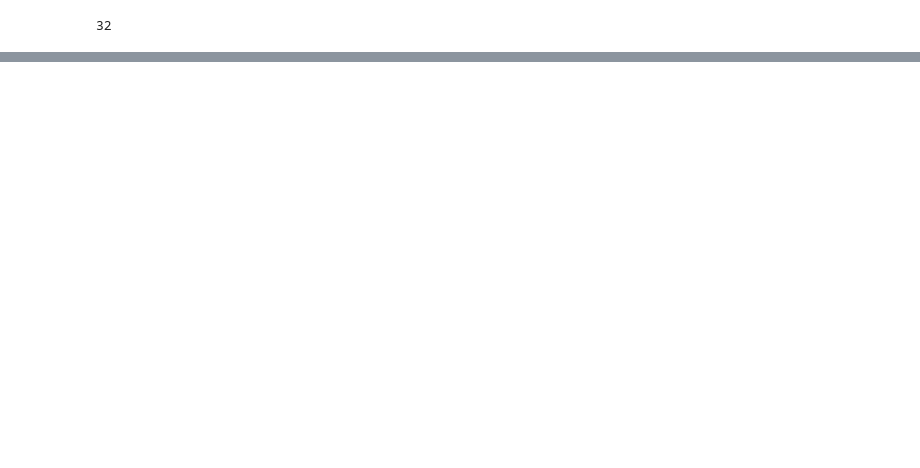
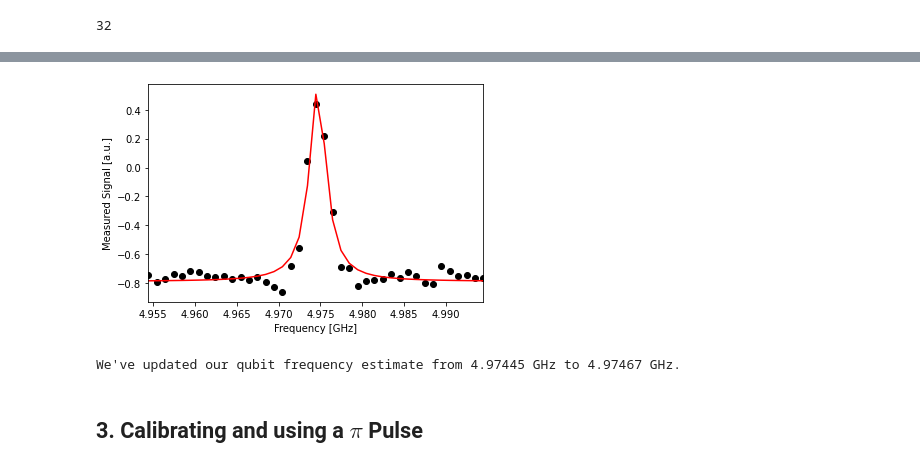
Before and after one commit to ignigoliz/HahnEchoes, a Jupyter notebook: PulseSandbox.ipynb, the cells around one changed output, grey strips where cells are left out. Cells and saved outputs as stored; diff of their text form; code cells hidden in the pictures; blank space fills up the shorter version.

```diff
--- a/PulseSandbox.ipynb
+++ b/PulseSandbox.ipynb
@@ -117,0 +162,33 @@ schedule.draw(label=True, scaling=0.8)
+# %%
+from scipy.optimize import curve_fit
+
+def fit_function(x_values, y_values, function, init_params):
+    fitparams, conv = curve_fit(function, x_values, y_values, init_params)
+    y_fit = function(x_values, *fitparams)
+
+    return fitparams, y_fit
+# %%
+fit_params, y_fit = fit_function(frequencies_GHz,
+                                 np.real(sweep_values),
+                                 lambda x, A, q_freq, B, C: (A / np.pi) * (B / ((x - q_freq)**2 + B**2)) + C,
+                                 [5, 4.975, 1, 3] # initial parameters for curve_fit
+                                )
+# %%
+plt.scatter(frequencies_GHz, np.real(sweep_values), color='black')
+plt.plot(frequencies_GHz, y_fit, color='red')
+plt.xlim([min(frequencies_GHz), max(frequencies_GHz)])
+
+plt.xlabel("Frequency [GHz]")
+plt.ylabel("Measured Signal [a.u.]")
+plt.show()
+# %% [output]
+[figure, added]
+# %%
+A, rough_qubit_frequency, B, C = fit_params
+rough_qubit_frequency = rough_qubit_frequency*GHz # make sure qubit freq is in Hz
+print(f"We've updated our qubit frequency estimate from "
+      f"{round(backend_defaults.qubit_freq_est[qubit] / GHz, 5)} GHz to {round(rough_qubit_frequency/GHz, 5)} GHz.")
+# %% [output]
+We've updated our qubit frequency estimate from 4.97445 GHz to 4.97467 GHz.
+# %% [markdown]
+## 3. Calibrating and using a $\pi$ Pulse
```
Also changed, not shown: parts of 61 cells of this notebook, 1 other file.
